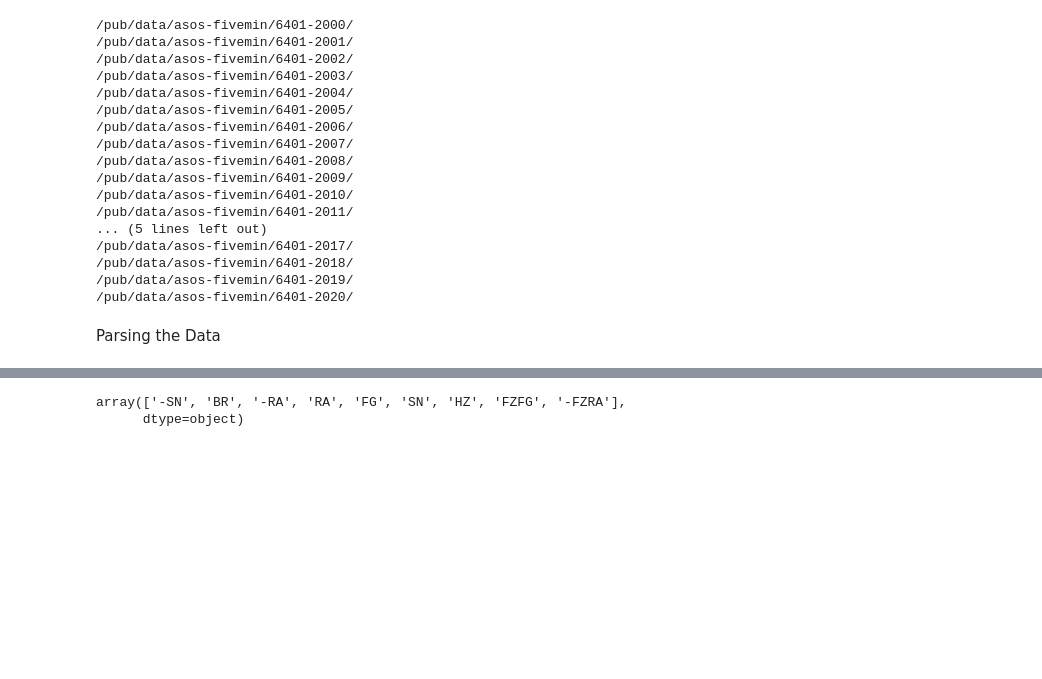
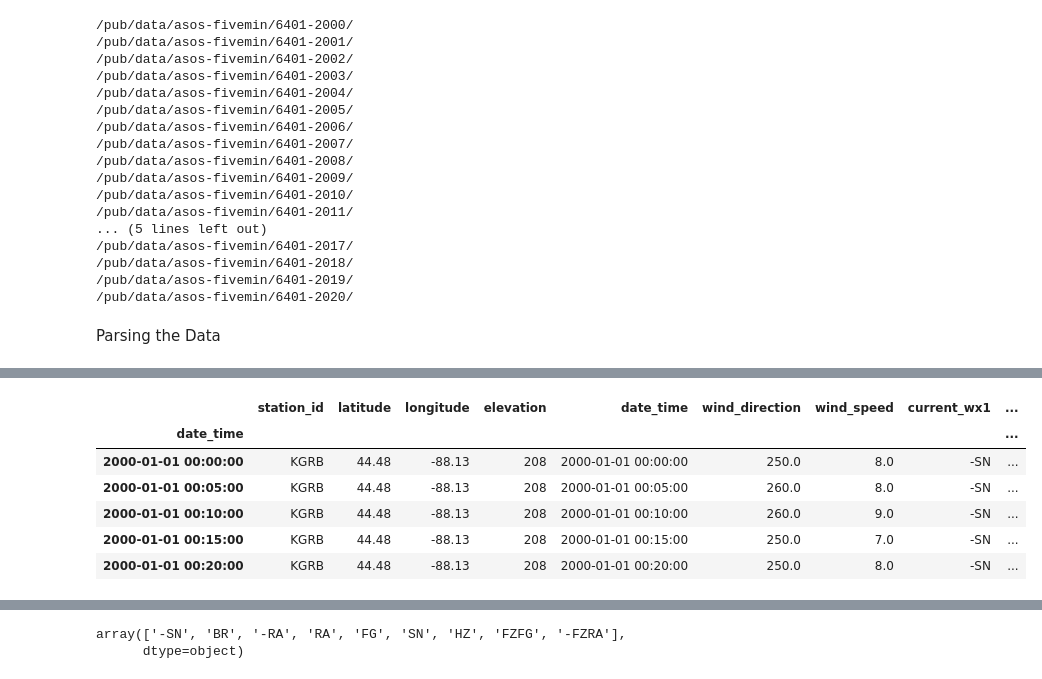
Before and after one commit to joyceee916/ATMS-597-SP-2020-Project-5, a Jupyter notebook: Project5_Joyce.ipynb, the cells around one changed output, grey strips where cells are left out. Cells and saved outputs as stored; diff of their text form; code cells hidden in the pictures; blank space fills up the shorter version.

```diff
--- a/Project5_Joyce.ipynb
+++ b/Project5_Joyce.ipynb
@@ -180,0 +179,10 @@ print(all_files)
+# %%
+df.head()
+# %% [output]
+|  | station_id | latitude | longitude | elevation | date_time | wind_direction | wind_speed | current_wx1 | ... |
+| date_time |  |  |  |  |  |  |  |  | ... |
+| 2000-01-01 00:00:00 | KGRB | 44.48 | -88.13 | 208 | 2000-01-01 00:00:00 | 250.0 | 8.0 | -SN | ... |
+| 2000-01-01 00:05:00 | KGRB | 44.48 | -88.13 | 208 | 2000-01-01 00:05:00 | 260.0 | 8.0 | -SN | ... |
+| 2000-01-01 00:10:00 | KGRB | 44.48 | -88.13 | 208 | 2000-01-01 00:10:00 | 260.0 | 9.0 | -SN | ... |
+| 2000-01-01 00:15:00 | KGRB | 44.48 | -88.13 | 208 | 2000-01-01 00:15:00 | 250.0 | 7.0 | -SN | ... |
+| 2000-01-01 00:20:00 | KGRB | 44.48 | -88.13 | 208 | 2000-01-01 00:20:00 | 250.0 | 8.0 | -SN | ... |
```
Also changed, not shown: parts of 28 cells of this notebook.
